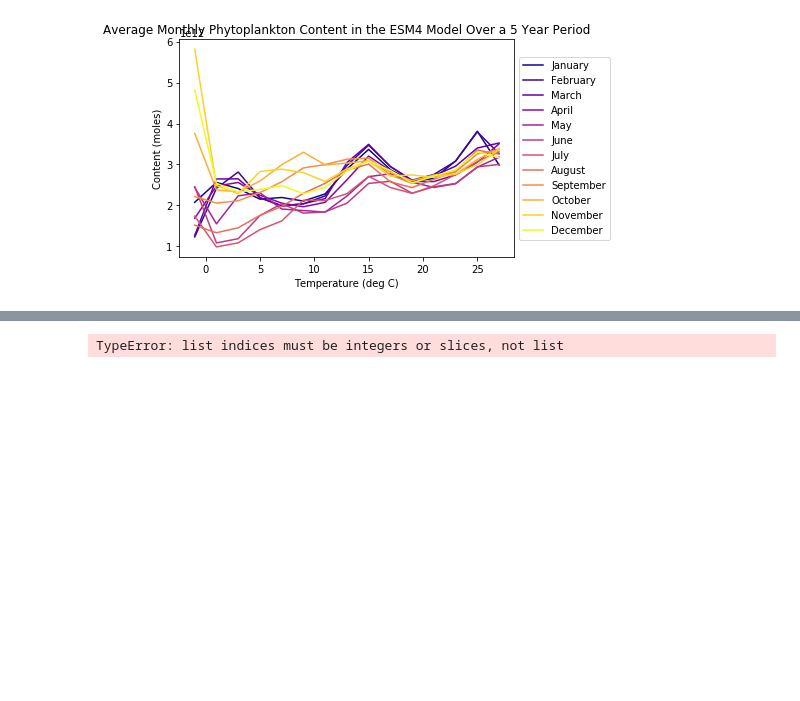
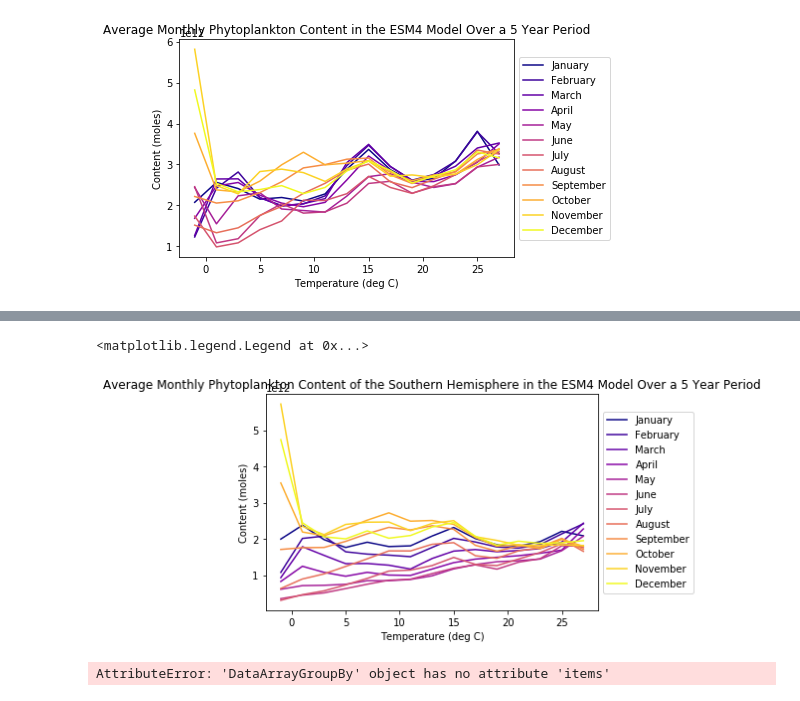
Before and after one commit to mlexaathews/wmt_bgc, a Jupyter notebook: phyto-vs-temp.ipynb, the cells around one changed output, grey strips where cells are left out. Drawn from its saved outputs; the diff is of its cells as text; code cells hidden in the pictures; blank space fills up the shorter version.

```diff
--- a/phyto-vs-temp.ipynb
+++ b/phyto-vs-temp.ipynb
@@ -178,24 +196,53 @@ plt.legend(loc = 'center left', bbox_to_anchor=(1, 0.5))
+# %%
+## ..and the Southern Hemisphere:
+
+labels = ["January", "February", "March", "April", "May", "June", "July", "August", "September", "October", "November", "December"]
+colors = cm.get_cmap('plasma',12).colors
+
+for t in range(12):
+    pV_in_theta = ds.pV_av.isel(time=t,yh=range(0,288)).groupby_bins('thetao',theta_bins)
+
+    p_vmean = pV_in_theta.sum(xr.ALL_DIMS)
+
+
+    p_vmean.plot(label=labels[t], color=colors[t,:])
+
+plt.title('Average Monthly Phytoplankton Content of the Southern Hemisphere in the ESM4 Model Over a 5 Year Period')
+plt.xlabel('Temperature (deg C)')
+plt.ylabel('Content (moles)')
+plt.legend(loc = 'center left', bbox_to_anchor=(1, 0.5))
+# %% [output]
+<matplotlib.legend.Legend at 0x...>
+[figure, added]
 # %%
 ## Alrighty let's check out phytoplankton content (aka moles) over seasons
 ## Why? Well in the graph above there seems to be a lot of seasonality going on so I(read: we as in Graeme and I)..
 ## ..decided to break it down into a hopefully more decipherable graph
 ## We also thought it would be interesting to see how phytoplankton content changes over seasons instead of monthly
 
-labels = ['December, January February', "March, April, May", "June, July, August", "September, October, November"]
+labels = ["December, January, February", "March, April, May", "June, July, August", "September, October, November"]
 colors = cm.get_cmap('viridis',12).colors
 
-DJF = np.arange(0,4,1)
-MAM = [3,4,5]
-JJA = [6,7,8]
-SON = [9,10,11]
+#DJF = [0,4,1]
+#MAM = [4,7,1]
+#JJA = [7,10,1]
+#SON = [10,13,1]
 
-for t in (DJF, MAM, JJA, SON):
+pV_in_theta_DJF = ds.pV_av.isel(time=[11,0,1],yh=range(0,576)).groupby_bins('thetao',theta_bins)
+pV_in_theta_MAM = ds.pV_av.isel(time=[2,3,4],yh=range(0,576)).groupby_bins('thetao',theta_bins)
+pV_in_theta_JJA = ds.pV_av.isel(time=[5,6,7],yh=range(0,576)).groupby_bins('thetao',theta_bins)
+pV_in_theta_SON = ds.pV_av.isel(time=[8,9,10],yh=range(0,576)).groupby_bins('thetao',theta_bins)
 
-    pV_in_theta = ds.pV_av.isel(time=t,yh=range(0,576)).groupby_bins('thetao',theta_bins)
 
-    p_vmean = pV_in_theta.sum(xr.ALL_DIMS)
+p_vmean = pV_merge.sum(xr.ALL_DIMS)
 
-    p_vmean.plot(label=labels[t], color=colors[t,:])
+#for t in (DJF, MAM, JJA, SON):
+
+    #pV_in_theta = ds.pV_av.isel(time=t,yh=range(0,576)).groupby_bins('thetao',theta_bins)
+
+    #p_vmean = pV_in_theta.sum(xr.ALL_DIMS)
+
+    #p_vmean.plot(label=labels[t,:], color=colors[t,:])
 
 plt.title('Average Seasonal Phytoplankton Concentrations in ESM4 Model Over a 5 Year Period')
 plt.legend()
@@ -203,4 +250,4 @@ plt.xlabel('Temperature (deg C)')
 plt.ylabel('Phytoplankton Content (moles)')
 plt.legend(loc = 'center left', bbox_to_anchor=(1, 0.5))
 # %% [output]
-TypeError: list indices must be integers or slices, not list
+AttributeError: 'DataArrayGroupBy' object has no attribute 'items'
```
Also changed, not shown: parts of 5 cells of this notebook.
